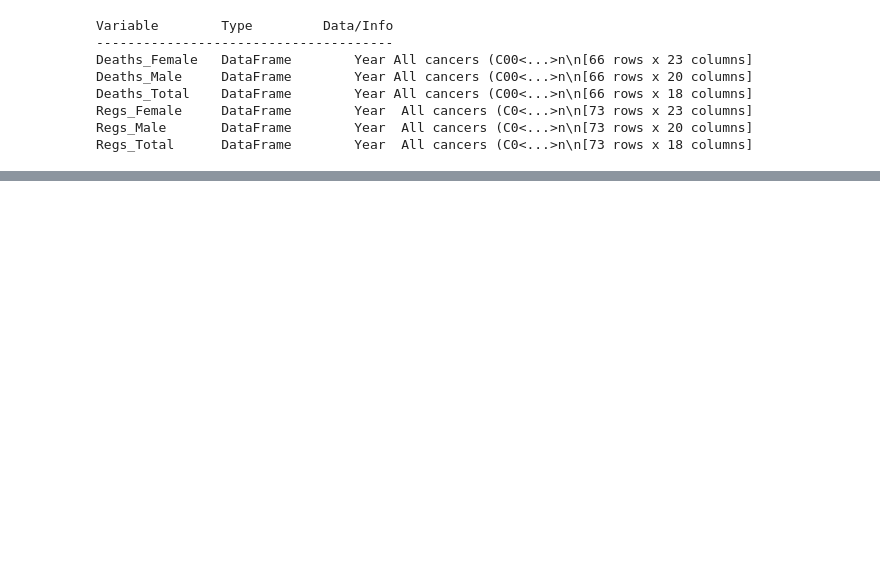
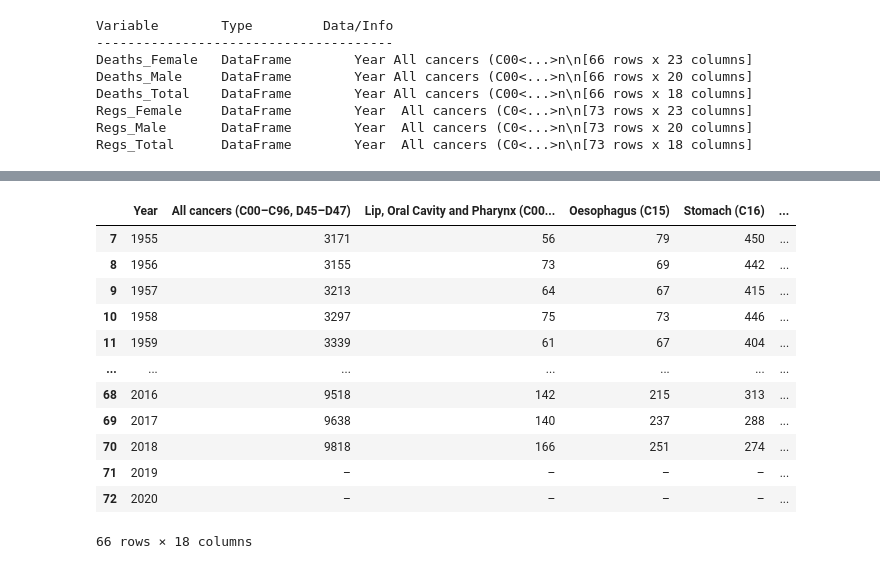
Before and after one commit to AzalizaLey/Analytics_Projects, a Jupyter notebook: ExploringNZData/Cancer.ipynb, the cells around one changed output, grey strips where cells are left out. Saved outputs shown, nothing was run; the diff lists cells and outputs as text; code cells hidden in the pictures; blank space fills up the shorter version.

```diff
--- a/ExploringNZData/Cancer.ipynb
+++ b/ExploringNZData/Cancer.ipynb
@@ -38,0 +55,16 @@ Regs_Total      DataFrame        Year  All cancers (C0<...>n\n[73 rows x 18 colu
+# %%
+Deaths_Total
+# %% [output]
+|  | Year | All cancers (C00–C96, D45–D47) | Lip, Oral Cavity and Pharynx (C00... | Oesophagus (C15) | Stomach (C16) | ... |
+| 7 | 1955 | 3171 | 56 | 79 | 450 | ... |
+| 8 | 1956 | 3155 | 73 | 69 | 442 | ... |
+| 9 | 1957 | 3213 | 64 | 67 | 415 | ... |
+| 10 | 1958 | 3297 | 75 | 73 | 446 | ... |
+| 11 | 1959 | 3339 | 61 | 67 | 404 | ... |
+| ... | ... | ... | ... | ... | ... | ... |
+| 68 | 2016 | 9518 | 142 | 215 | 313 | ... |
+| 69 | 2017 | 9638 | 140 | 237 | 288 | ... |
+| 70 | 2018 | 9818 | 166 | 251 | 274 | ... |
+| 71 | 2019 | – | – | – | – | ... |
+| 72 | 2020 | – | – | – | – | ... |
+66 rows × 18 columns
```
Also changed, not shown: parts of 8 cells of this notebook.
